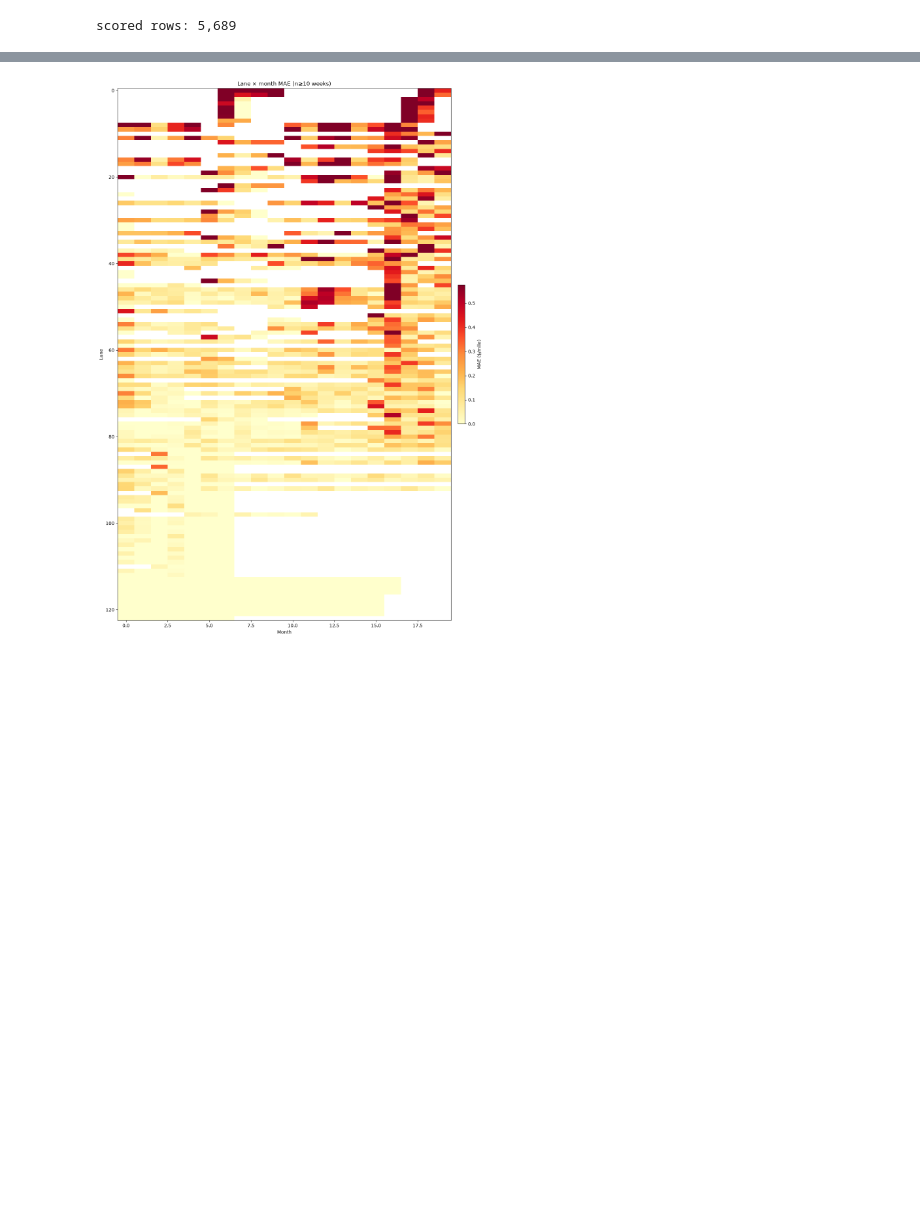
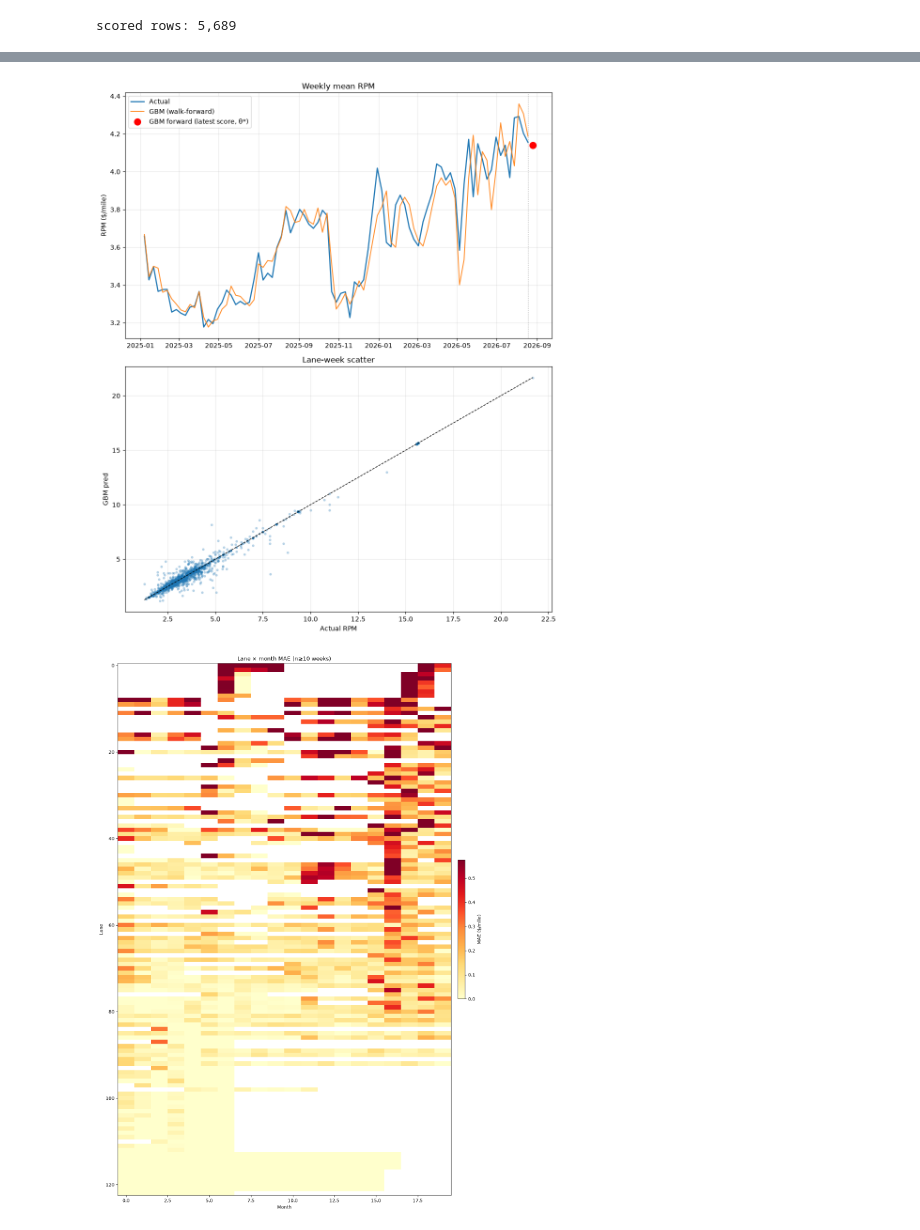
Before and after one commit to 4ngelGtz/freight_rate, a Jupyter notebook: notebooks/05_walkforward_results.ipynb, the cells around one changed output, grey strips where cells are left out. Drawn from its saved outputs; the diff is of its cells as text; code cells hidden in the pictures; blank space fills up the shorter version.

Commit message:
Forecasting of current week

```diff
--- a/notebooks/05_walkforward_results.ipynb
+++ b/notebooks/05_walkforward_results.ipynb
@@ -11,4 +14,5 @@ Val/test slices are derived from saved predictions (test is first scored in this
 # %%
+import json
 from pathlib import Path
 
 import matplotlib.pyplot as plt
@@ -25,6 +29,25 @@ by_week = wf.by_week
 by_history = wf.by_history
 overall = wf.overall
 
+SCORE_DIR = ROOT / "models" / "score"
+score_preds = None
+score_meta = None
+latest_score_path = SCORE_DIR / "latest_predictions.parquet"
+if latest_score_path.exists():
+    score_preds = pd.read_parquet(latest_score_path)
+    score_preds["date"] = pd.to_datetime(score_preds["date"])
+    meta_path = SCORE_DIR / "latest.json"
+    if meta_path.exists():
+        score_meta = json.loads(meta_path.read_text())
+    forecast_date = score_meta["forecast_date"] if score_meta else str(score_preds["date"].max().date())
+    last_observed = score_meta.get("last_observed_date") if score_meta else None
+    msg = f"Latest operational score: {forecast_date} ({len(score_preds):,} lanes)"
+    if last_observed:
+        msg += f"  |  last observed USDA week: {last_observed}"
+    print(msg)
+else:
+    print("No operational score yet — run: make score-no-download")
+
 windows = val_test_headlines(preds)
 print(format_dual_regime_report(wf.dual_regime))
 display(windows)
@@ -92,0 +85,71 @@ plt.show()
+# %%
+weekly_levels = (
+    preds.groupby("date", as_index=False)
+    .agg(
+        rpm_true=("y_true", "mean"),
+        rpm_gbm=("y_pred", "mean"),
+        rpm_lag1=("y_pred_baseline", "mean"),
+        n=("y_true", "size"),
+    )
+    .sort_values("date")
+)
+
+# One-ahead check: last published USDA week vs forward GBM forecast
+if score_preds is not None:
+    score_date = score_preds["date"].max()
+    last_actual_row = weekly_levels.iloc[-1]
+    score_gbm_mean = float(score_preds["y_pred"].mean())
+    n_lanes = len(score_preds)
+    print(
+        f"Last Actual:  {last_actual_row['date'].date()}  "
+        f"rpm={last_actual_row['rpm_true']:.4f}  (n={int(last_actual_row['n'])} lanes)"
+    )
+    print(
+        f"Last GBM est: {score_date.date()}  "
+        f"rpm={score_gbm_mean:.4f}  (n={n_lanes} lanes, forward forecast)"
+    )
+    weeks_ahead = (score_date - last_actual_row["date"]).days // 7
+    print(f"One-ahead OK: GBM is {weeks_ahead} week(s) after last Actual")
+else:
+    last_row = weekly_levels.iloc[-1]
+    print(f"Last Actual:  {last_row['date'].date()}  rpm={last_row['rpm_true']:.4f}")
+    print(f"Last GBM est: {last_row['date'].date()}  rpm={last_row['rpm_gbm']:.4f}")
+
+fig, axes = plt.subplots(2, 1, figsize=(10, 12))
+axes[0].plot(weekly_levels["date"], weekly_levels["rpm_true"], label="Actual", lw=1.8)
+axes[0].plot(weekly_levels["date"], weekly_levels["rpm_gbm"], label="GBM (walk-forward)", lw=1.4, alpha=0.9)
+if score_preds is not None:
+    score_week = (
+        score_preds.groupby("date", as_index=False)
+        .agg(rpm_gbm=("y_pred", "mean"))
+        .sort_values("date")
+    )
+    axes[0].plot(
+        score_week["date"],
+        score_week["rpm_gbm"],
+        color="red",
+        marker="o",
+        ms=10,
+        lw=0,
+        label="GBM forward (latest score, θ*)",
+        zorder=5,
+    )
+    # vertical line at last observed actual
+    last_actual_date = weekly_levels["date"].max()
+    axes[0].axvline(last_actual_date, color="gray", ls=":", lw=1, alpha=0.7)
+axes[0].set_title("Weekly mean RPM")
+axes[0].set_ylabel("RPM ($/mile)")
+axes[0].legend()
+axes[0].grid(True, alpha=0.3)
+
+scatter = preds.sample(n=min(2500, len(preds)), random_state=42)
+axes[1].scatter(scatter["y_true"], scatter["y_pred"], s=8, alpha=0.25)
+lims = [scatter["y_true"].min(), scatter["y_true"].max()]
+axes[1].plot(lims, lims, color="black", lw=1, ls="--")
+axes[1].set_xlabel("Actual RPM")
+axes[1].set_ylabel("GBM pred")
+axes[1].set_title("Lane-week scatter")
+axes[1].grid(True, alpha=0.3)
+plt.tight_layout()
+plt.show()
+# %% [output]
@@ -93,3 +159,4 @@ plt.show()
+[figure, added]
 # %%
 err = preds.copy()
 err["date"] = pd.to_datetime(err["date"])
```
Also changed, not shown: parts of 5 cells of this notebook, 10 other files.
